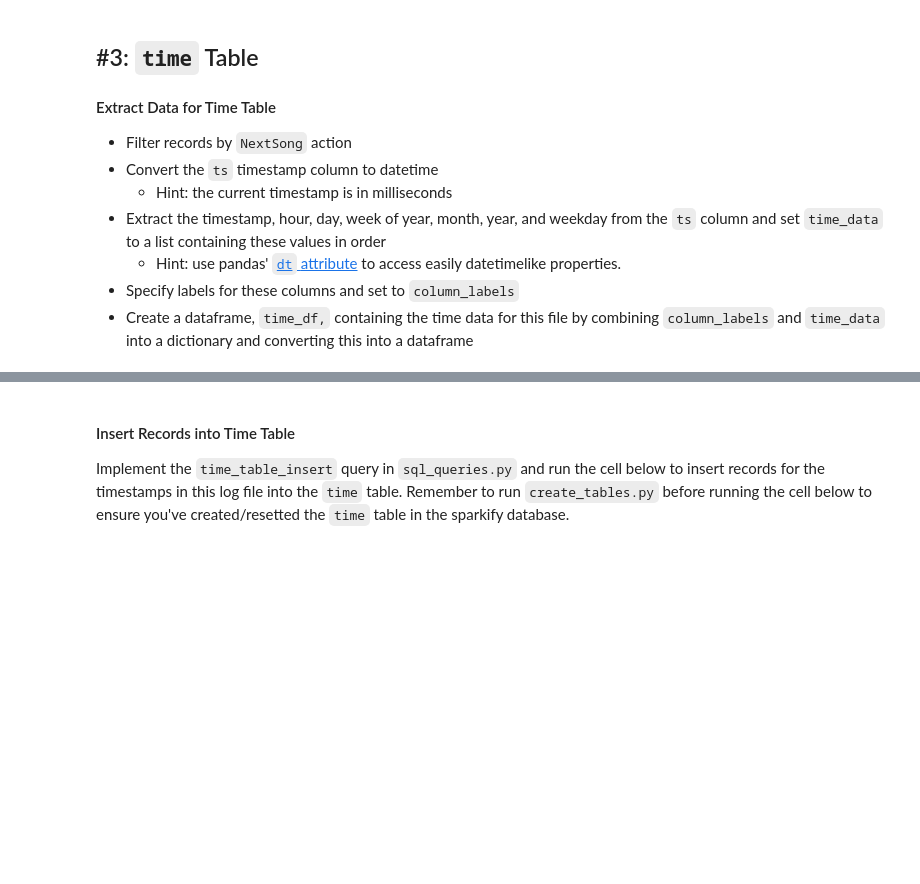
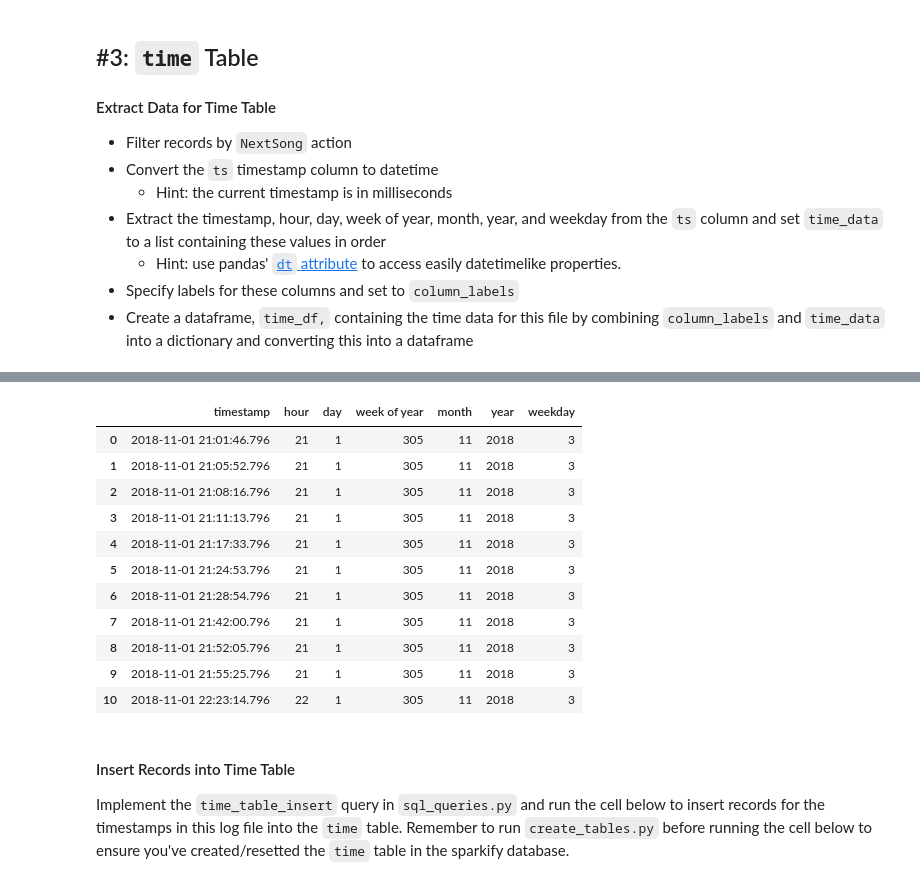
Before and after one commit to RandSaleh/Data_modeling_postrage, a Jupyter notebook: etl_randas.ipynb, the cells around one changed output, grey strips where cells are left out. Cells and saved outputs as stored; diff of their text form; code cells hidden in the pictures; blank space fills up the shorter version.

```diff
--- a/etl_randas.ipynb
+++ b/etl_randas.ipynb
@@ -93,3 +96,3 @@ filepath =
 # %%
-df =
+df = pd.read_json(filepath,lines=True)
 df.head()
@@ -104,5 +114,5 @@ df.head()
 - Specify labels for these columns and set to `column_labels`
 - Create a dataframe, `time_df,` containing the time data for this file by combining `column_labels` and `time_data` into a dictionary and converting this into a dataframe
 # %%
-df =
+df = df[df.page=='NextSong']
 df.head()
@@ -109,3 +126,3 @@ df.head()
 # %%
-t =
+t = pd.to_datetime(df['ts'],unit='ms')
 t.head()
@@ -118,3 +136,22 @@ time_df.head()
+# %%
+time_data = (t.tolist(),t.dt.hour,t.dt.day,t.dt.dayofyear,t.dt.month,t.dt.year,t.dt.weekday)
+column_labels = ('timestamp','hour', 'day', 'week of year', 'month', 'year','weekday')
+# %%
+time_df = pd.DataFrame(list(time_data), index = list(column_labels)).transpose()
+time_df
+# %% [output]
+|  | timestamp | hour | day | week of year | month | year | weekday |
+| 0 | 2018-11-01 21:01:46.796 | 21 | 1 | 305 | 11 | 2018 | 3 |
+| 1 | 2018-11-01 21:05:52.796 | 21 | 1 | 305 | 11 | 2018 | 3 |
+| 2 | 2018-11-01 21:08:16.796 | 21 | 1 | 305 | 11 | 2018 | 3 |
+| 3 | 2018-11-01 21:11:13.796 | 21 | 1 | 305 | 11 | 2018 | 3 |
+| 4 | 2018-11-01 21:17:33.796 | 21 | 1 | 305 | 11 | 2018 | 3 |
+| 5 | 2018-11-01 21:24:53.796 | 21 | 1 | 305 | 11 | 2018 | 3 |
+| 6 | 2018-11-01 21:28:54.796 | 21 | 1 | 305 | 11 | 2018 | 3 |
+| 7 | 2018-11-01 21:42:00.796 | 21 | 1 | 305 | 11 | 2018 | 3 |
+| 8 | 2018-11-01 21:52:05.796 | 21 | 1 | 305 | 11 | 2018 | 3 |
+| 9 | 2018-11-01 21:55:25.796 | 21 | 1 | 305 | 11 | 2018 | 3 |
+| 10 | 2018-11-01 22:23:14.796 | 22 | 1 | 305 | 11 | 2018 | 3 |
 # %% [markdown]
 #### Insert Records into Time Table
 Implement the `time_table_insert` query in `sql_queries.py` and run the cell below to insert records for the timestamps in this log file into the `time` table. Remember to run `create_tables.py` before running the cell below to ensure you've created/resetted the `time` table in the sparkify database.
```
Also changed, not shown: parts of 17 cells of this notebook, 4 other files.
